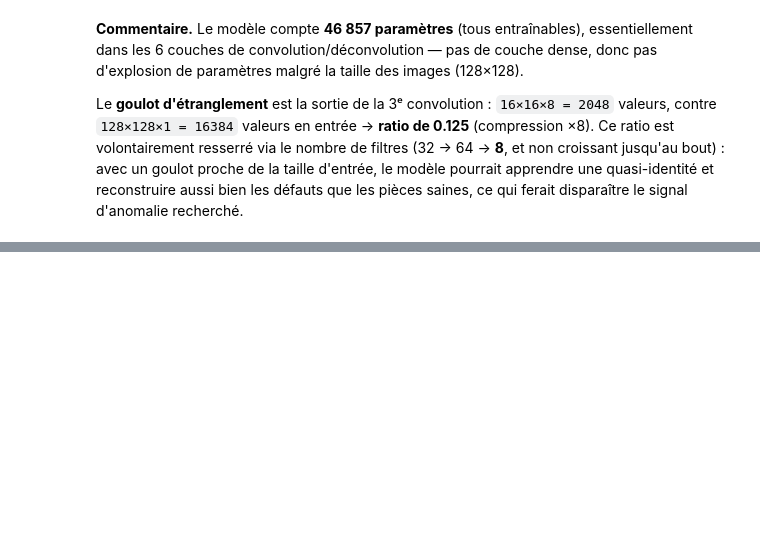
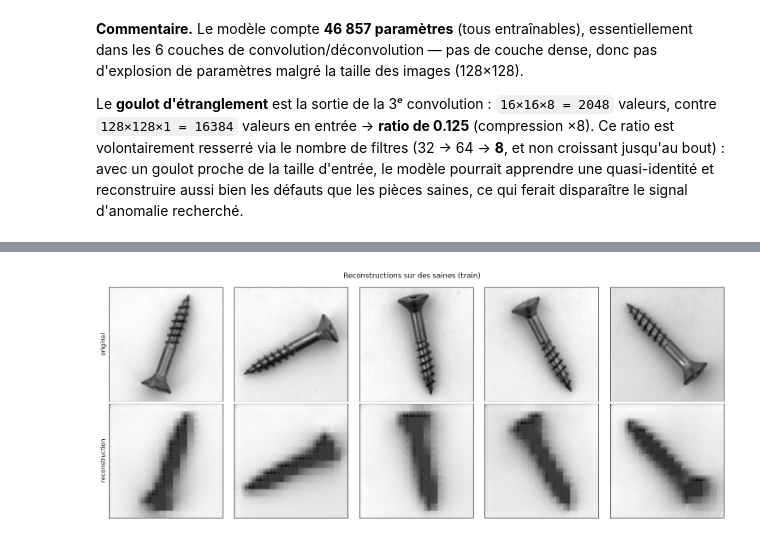
Before and after one commit to kenji21/indusense_tp, a Jupyter notebook: deep-learning/tp_deep_learning.ipynb, the cells around one changed output, grey strips where cells are left out. Drawn from its saved outputs; the diff is of its cells as text; code cells hidden in the pictures; blank space fills up the shorter version.

```diff
--- a/deep-learning/tp_deep_learning.ipynb
+++ b/deep-learning/tp_deep_learning.ipynb
@@ -104,0 +173,20 @@ défauts que les pièces saines, ce qui ferait disparaître le signal d'anomalie
+# %%
+n_examples = 5
+reconstructions = autoencoder.predict(X_train_norm[:n_examples], verbose=0)
+
+fig, axes = plt.subplots(2, n_examples, figsize=(3 * n_examples, 6))
+for i in range(n_examples):
+    axes[0, i].imshow(X_train_norm[i, ..., 0], cmap='gray')
+    axes[1, i].imshow(reconstructions[i, ..., 0], cmap='gray')
+
+axes[0, 0].set_ylabel('original')
+axes[1, 0].set_ylabel('reconstruction')
+for ax in axes.ravel():
+    ax.set_xticks([])
+    ax.set_yticks([])
+
+fig.suptitle('Reconstructions sur des saines (train)')
+fig.tight_layout()
+plt.show()
+# %% [output]
+[figure, added]
```
Also changed, not shown: parts of 3 cells of this notebook, 1 other file.
